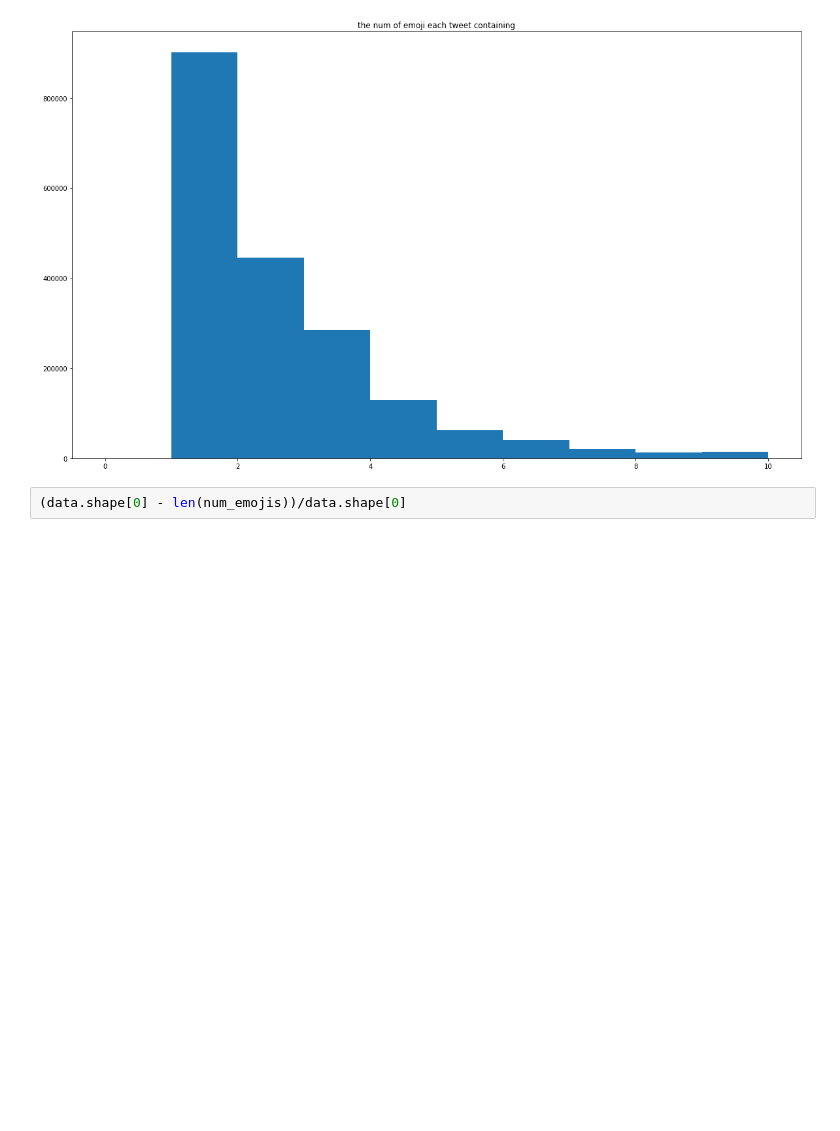
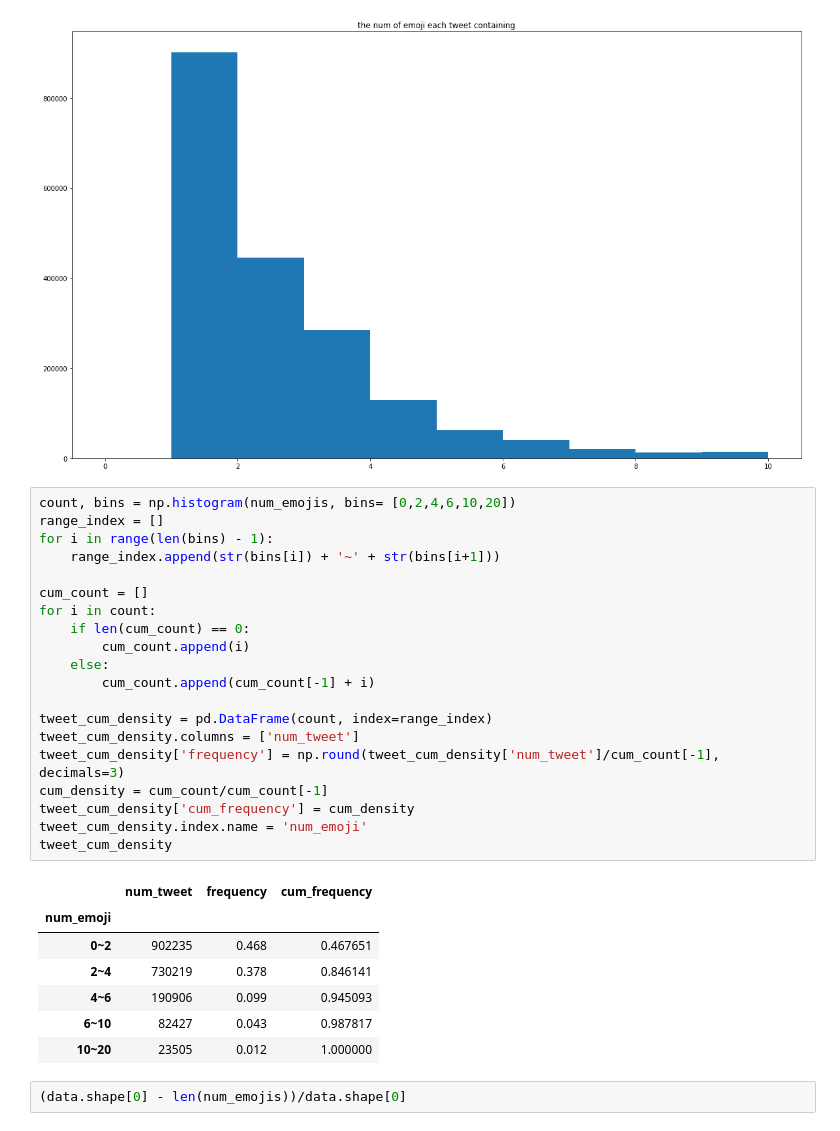
Before and after one commit to DrRadan/TwitterHealth, a Jupyter notebook: notebooks/statics_analysis.ipynb, the cells around one changed output. Drawn from its saved outputs; the diff is of its cells as text; blank space fills up the shorter version.

```diff
--- a/notebooks/statics_analysis.ipynb
+++ b/notebooks/statics_analysis.ipynb
@@ -222,6 +222,34 @@ plt.title('the num of emoji each tweet containing')
 plt.show()
 # %% [output]
 [figure]
+# %%
+count, bins = np.histogram(num_emojis, bins= [0,2,4,6,10,20])
+range_index = []
+for i in range(len(bins) - 1):
+    range_index.append(str(bins[i]) + '~' + str(bins[i+1]))
+
+cum_count = []
+for i in count:
+    if len(cum_count) == 0:
+        cum_count.append(i)
+    else:
+        cum_count.append(cum_count[-1] + i)
+
+tweet_cum_density = pd.DataFrame(count, index=range_index)
+tweet_cum_density.columns = ['num_tweet']
+tweet_cum_density['frequency'] = np.round(tweet_cum_density['num_tweet']/cum_count[-1], decimals=3)
+cum_density = cum_count/cum_count[-1]
+tweet_cum_density['cum_frequency'] = cum_density
+tweet_cum_density.index.name = 'num_emoji'
+tweet_cum_density
+# %% [output]
+|  | num_tweet | frequency | cum_frequency |
+| num_emoji |  |  |  |
+| 0~2 | 902235 | 0.468 | 0.467651 |
+| 2~4 | 730219 | 0.378 | 0.846141 |
+| 4~6 | 190906 | 0.099 | 0.945093 |
+| 6~10 | 82427 | 0.043 | 0.987817 |
+| 10~20 | 23505 | 0.012 | 1.000000 |
 # %%
 (data.shape[0] - len(num_emojis))/data.shape[0]
 # %% [output]
```
